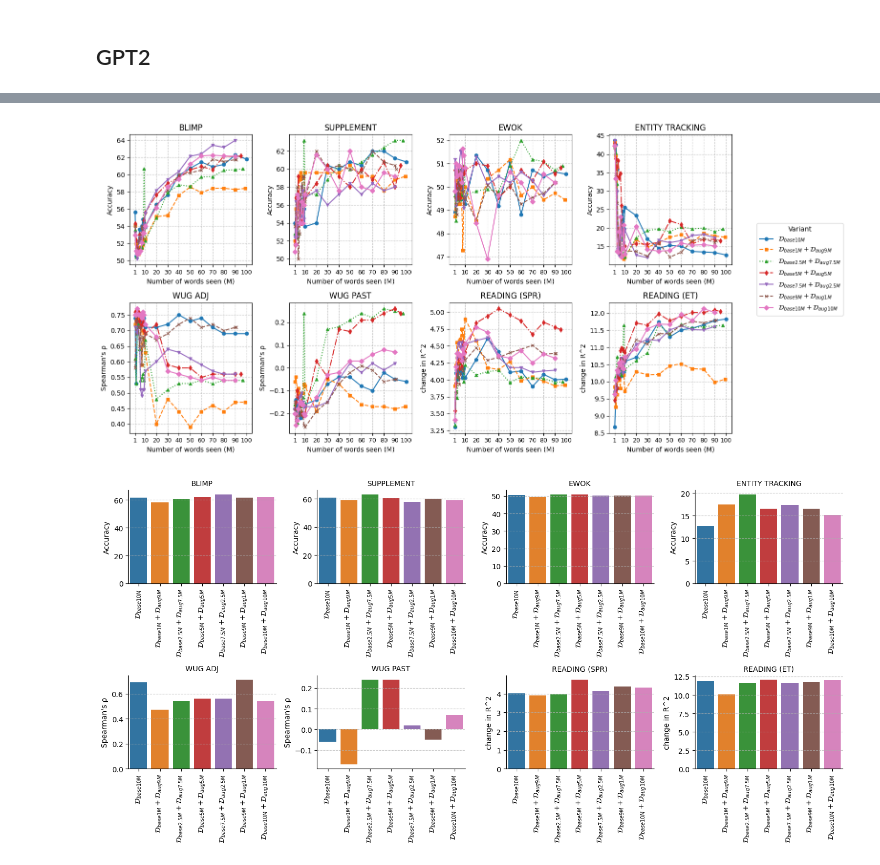
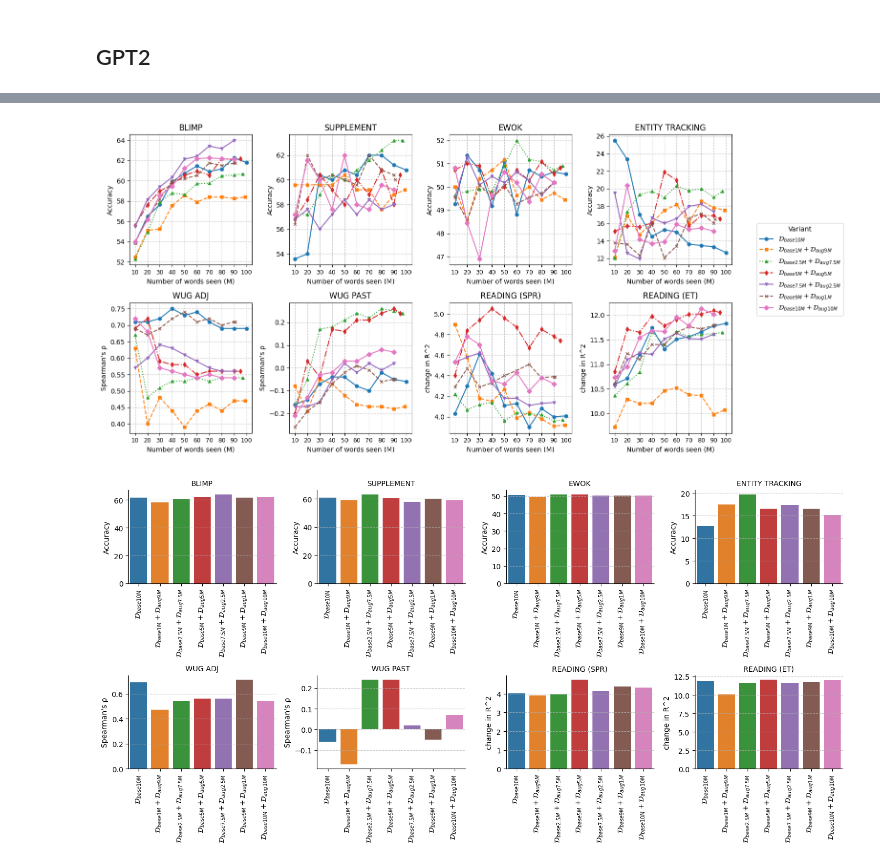
Before and after one commit to luciendgolden/RTA, a Jupyter notebook: notebooks/results_data_analysis.ipynb, the cells around one changed output, grey strips where cells are left out. Saved outputs shown, nothing was run; the diff lists cells and outputs as text; code cells hidden in the pictures.

Commit message:
split linegraphs into 1-10M and 10-100M words seen

```diff
--- a/notebooks/results_data_analysis.ipynb
+++ b/notebooks/results_data_analysis.ipynb
@@ -50,7 +128,7 @@ models = [
 ]
 
 dfs = {}
-revisions_to_include = [1, 2, 3, 4, 5, 6, 7, 8, 9, 10, 20, 30, 40, 50, 60, 70, 80, 90, 91, 92, 95, 97, 99, 100]
+revisions_to_include = [10, 20, 30, 40, 50, 60, 70, 80, 90, 91, 92, 95, 97, 99, 100]
 base_path = '../evaluation-pipeline-2025/results/'
 
 for model in models:
@@ -82,37 +160,37 @@ labels_legend = []
 for idx, (metric_name, metric_type) in enumerate(zip(metric_names, metric_types)):
     ax = axes[idx]
     for model_idx, model in enumerate(models):
         df = dfs[model]
         line = ax.plot(
             df['Revision_num'],
             df[metric_name],
             marker=['o', 's', '^', 'd', 'v', 'x', 'D'][model_idx],
             linestyle=['-', '--', ':', '-.', '-', '--', '-'][model_idx],
             color=plt.get_cmap('tab10').colors[model_idx],
             markersize=5,
             label=labels[model_idx]
         )
         if idx == 0:
             handles.extend(line)
             labels_legend.append(labels[model_idx])
     ax.set_title(metric_name, fontsize=12)
     ax.set_ylabel(metric_type, fontsize=10)
-    ax.set_xticks([1, 10, 20, 30, 40, 50, 60, 70, 80, 90, 100])
+    ax.set_xticks([10, 20, 30, 40, 50, 60, 70, 80, 90, 100])
     ax.set_xlabel('Number of words seen (M)')
-    ax.set_xticklabels(['1', '10', '20', '30', '40', '50', '60', '70', '80', '90', '100'], fontsize=9)
+    ax.set_xticklabels(['10', '20', '30', '40', '50', '60', '70', '80', '90', '100'], fontsize=9)
     ax.grid(True, linestyle='--', alpha=0.7)
 
 for ax in axes:
     if ax.get_legend():
         ax.get_legend().remove()
 
 fig.legend(handles, labels_legend, loc='right', ncol=1, title='Variant', fontsize=10, bbox_to_anchor=(1.05, 0.5))
 
 plt.tight_layout(rect=[0, 0, 0.90, 0.90])
-plt.savefig('fast_zeroshot_gpt2_linegraph.svg', format='svg', bbox_inches='tight')
+plt.savefig('fast_zeroshot_gpt2_linegraph_10-100.svg', format='svg', bbox_inches='tight')
 plt.show()
 # %% [output]
-[figure, old version]
+[figure, new version]
 # %%
 import pandas as pd
 import seaborn as sns
```
Also changed, not shown: parts of 4 cells of this notebook, 15 other files.
